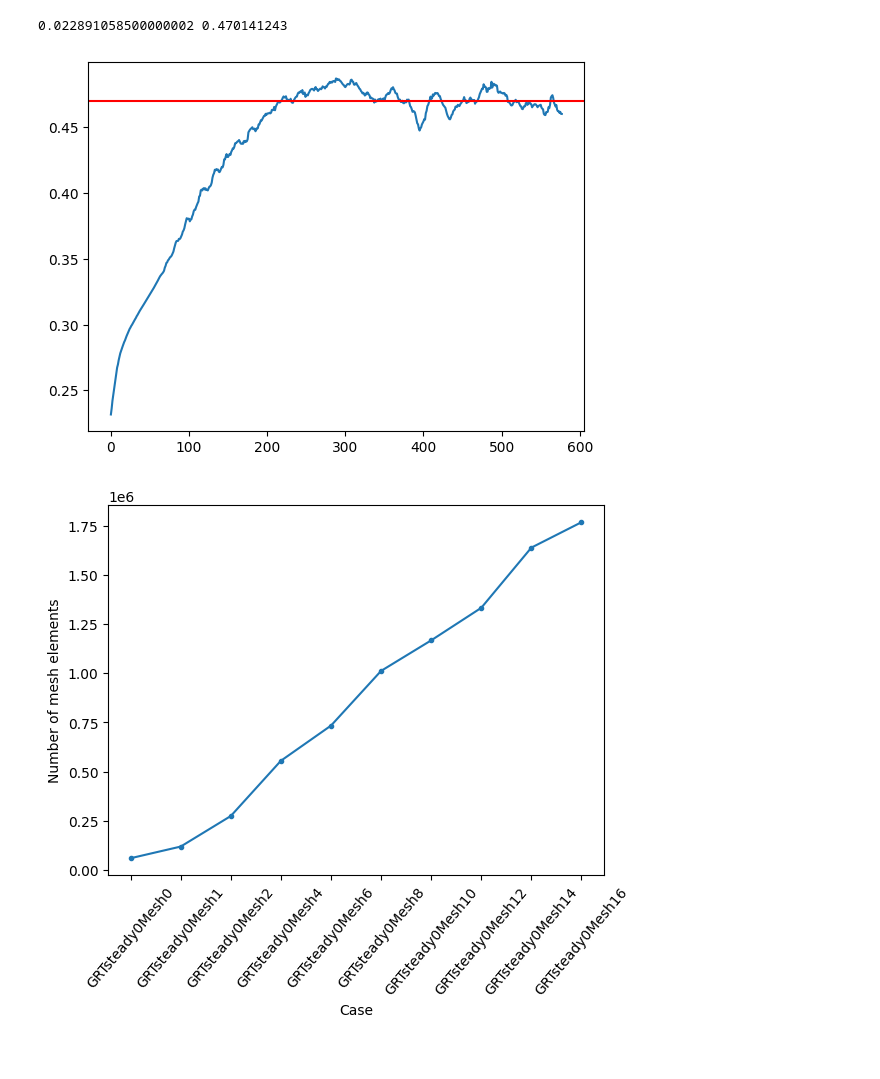
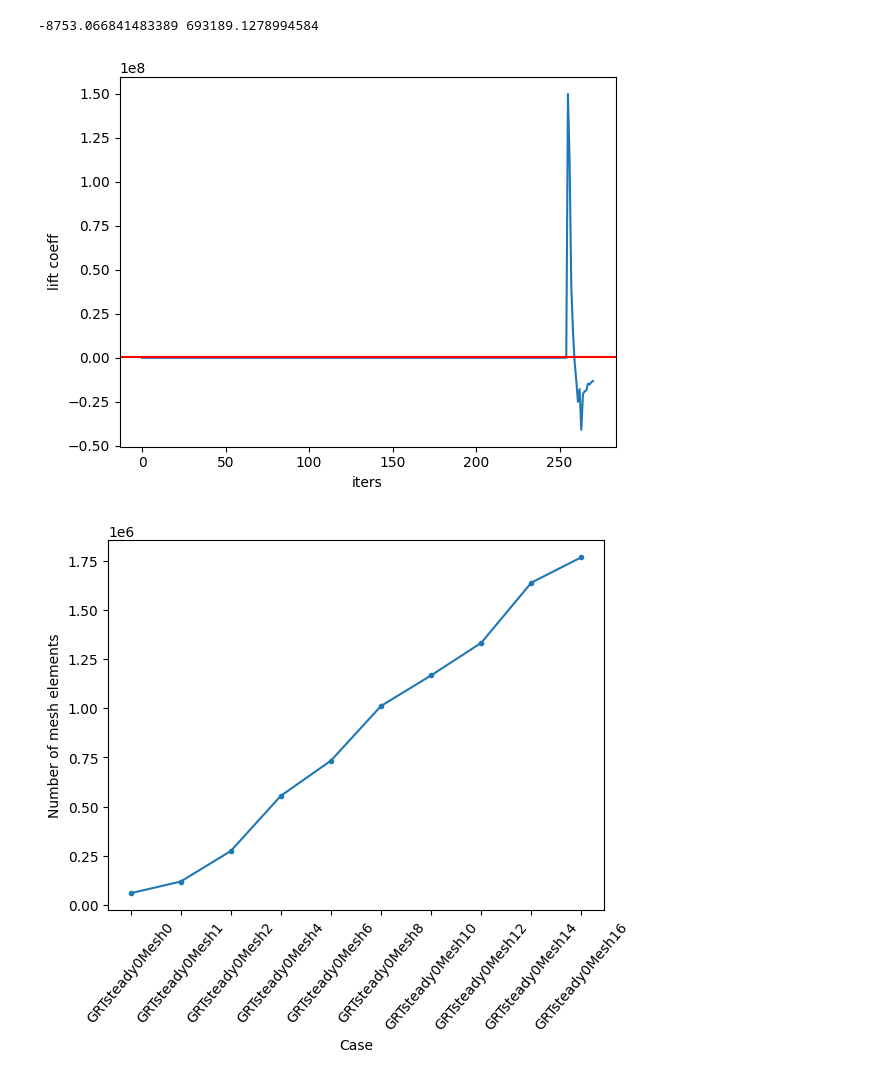
Before and after one commit to jkhansell/CFDFinalProject, a Jupyter notebook: UnstructuredGrids/meshstudy/ValidationNBs/AirfoilCoeffValidation.ipynb, the cells around one changed output. Cells and saved outputs as stored; diff of their text form; code cells hidden in the pictures.

```diff
--- a/UnstructuredGrids/meshstudy/ValidationNBs/AirfoilCoeffValidation.ipynb
+++ b/UnstructuredGrids/meshstudy/ValidationNBs/AirfoilCoeffValidation.ipynb
@@ -3,15 +3,17 @@ import numpy as np
 import matplotlib.pyplot as plt
 import os
 # %%
-coeffs = np.loadtxt("../runs/GRTsteady0Mesh16/"+
+coeffs = np.loadtxt("../runs/GRTsteady0Mesh9/"+
                    "postProcessing/forceCoeffs/0/forceCoeffs.dat", skiprows=9, delimiter="\t")
-coeff = np.mean(coeffs[-100:], axis=0)
+coeff = np.mean(coeffs[-150:], axis=0)
 plt.plot(coeffs[10:,3])
+plt.xlabel("iters")
+plt.ylabel("lift coeff")
 plt.axhline(y=coeff[3], c='r')
 print(coeff[2], coeff[3])
 # %% [output]
-0.022891058500000002 0.470141243
+-8753.066841483389 693189.1278994584
-[figure, old version]
+[figure, new version]
 # %%
 def plot_coeffs(sweepdir):
 
```
Also changed, not shown: 28 other files.
